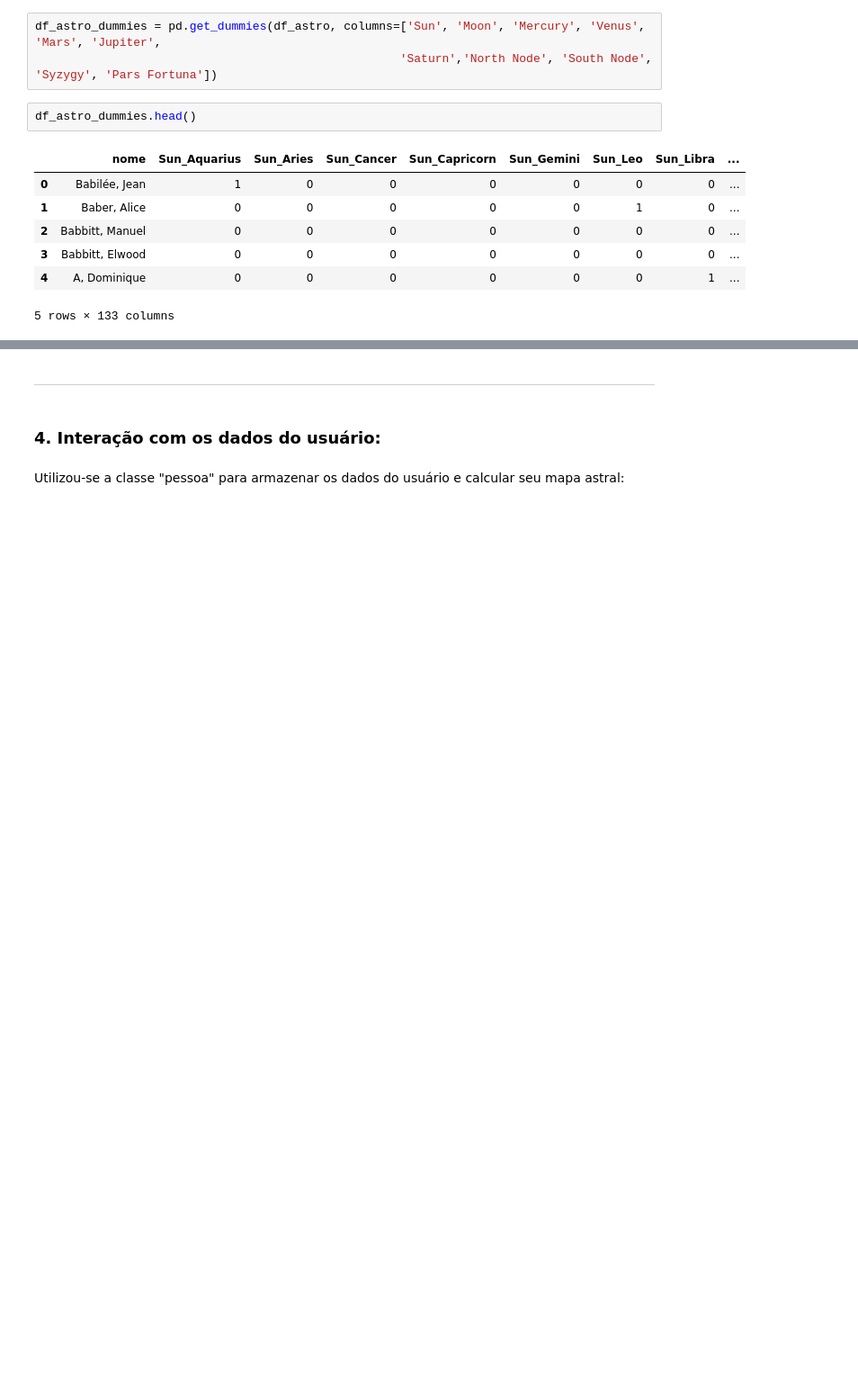
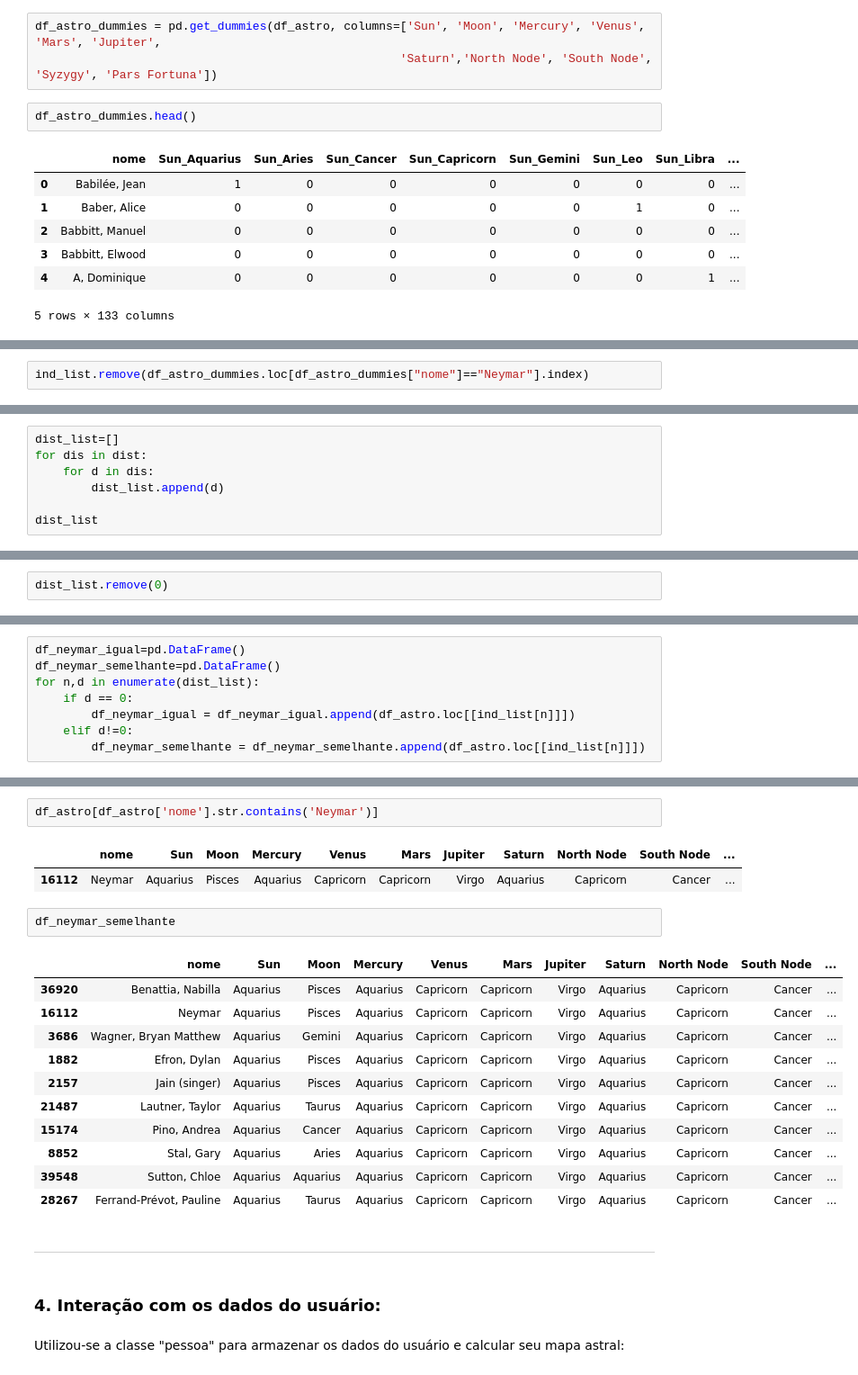
Before and after one commit to pablosivila/bootcamp_ironhack, a Jupyter notebook: projeto final/Projeto_final.ipynb, the cells around one changed output, grey strips where cells are left out. Shown at 90% size. Drawn from its saved outputs; the diff is of its cells as text; blank space fills up the shorter version.

```diff
--- a/projeto final/Projeto_final.ipynb
+++ b/projeto final/Projeto_final.ipynb
@@ -669,0 +774,2 @@ distances.head()
+# %%
+ind_list.remove(df_astro_dummies.loc[df_astro_dummies["nome"]=="Neymar"].index)
@@ -669,0 +780,7 @@ distances.head()
+# %%
+dist_list=[]
+for dis in dist:
+    for d in dis:
+        dist_list.append(d)
+
+dist_list
@@ -669,0 +799,2 @@ distances.head()
+# %%
+dist_list.remove(0)
@@ -669,0 +821,8 @@ distances.head()
+# %%
+df_neymar_igual=pd.DataFrame()
+df_neymar_semelhante=pd.DataFrame()
+for n,d in enumerate(dist_list):
+    if d == 0:
+        df_neymar_igual = df_neymar_igual.append(df_astro.loc[[ind_list[n]]])
+    elif d!=0:
+        df_neymar_semelhante = df_neymar_semelhante.append(df_astro.loc[[ind_list[n]]])
@@ -670,3 +876,22 @@ distances.head()
+# %%
+df_astro[df_astro['nome'].str.contains('Neymar')]
+# %% [output]
+|  | nome | Sun | Moon | Mercury | Venus | Mars | Jupiter | Saturn | North Node | South Node | ... |
+| 16112 | Neymar | Aquarius | Pisces | Aquarius | Capricorn | Capricorn | Virgo | Aquarius | Capricorn | Cancer | ... |
+# %%
+df_neymar_semelhante
+# %% [output]
+|  | nome | Sun | Moon | Mercury | Venus | Mars | Jupiter | Saturn | North Node | South Node | ... |
+| 36920 | Benattia, Nabilla | Aquarius | Pisces | Aquarius | Capricorn | Capricorn | Virgo | Aquarius | Capricorn | Cancer | ... |
+| 16112 | Neymar | Aquarius | Pisces | Aquarius | Capricorn | Capricorn | Virgo | Aquarius | Capricorn | Cancer | ... |
+| 3686 | Wagner, Bryan Matthew | Aquarius | Gemini | Aquarius | Capricorn | Capricorn | Virgo | Aquarius | Capricorn | Cancer | ... |
+| 1882 | Efron, Dylan | Aquarius | Pisces | Aquarius | Capricorn | Capricorn | Virgo | Aquarius | Capricorn | Cancer | ... |
+| 2157 | Jain (singer) | Aquarius | Pisces | Aquarius | Capricorn | Capricorn | Virgo | Aquarius | Capricorn | Cancer | ... |
+| 21487 | Lautner, Taylor | Aquarius | Taurus | Aquarius | Capricorn | Capricorn | Virgo | Aquarius | Capricorn | Cancer | ... |
+| 15174 | Pino, Andrea | Aquarius | Cancer | Aquarius | Capricorn | Capricorn | Virgo | Aquarius | Capricorn | Cancer | ... |
+| 8852 | Stal, Gary | Aquarius | Aries | Aquarius | Capricorn | Capricorn | Virgo | Aquarius | Capricorn | Cancer | ... |
+| 39548 | Sutton, Chloe | Aquarius | Aquarius | Aquarius | Capricorn | Capricorn | Virgo | Aquarius | Capricorn | Cancer | ... |
+| 28267 | Ferrand-Prévot, Pauline | Aquarius | Taurus | Aquarius | Capricorn | Capricorn | Virgo | Aquarius | Capricorn | Cancer | ... |
 # %% [markdown]
 ***
 # %% [markdown]
```
Also changed, not shown: parts of 47 cells of this notebook.
